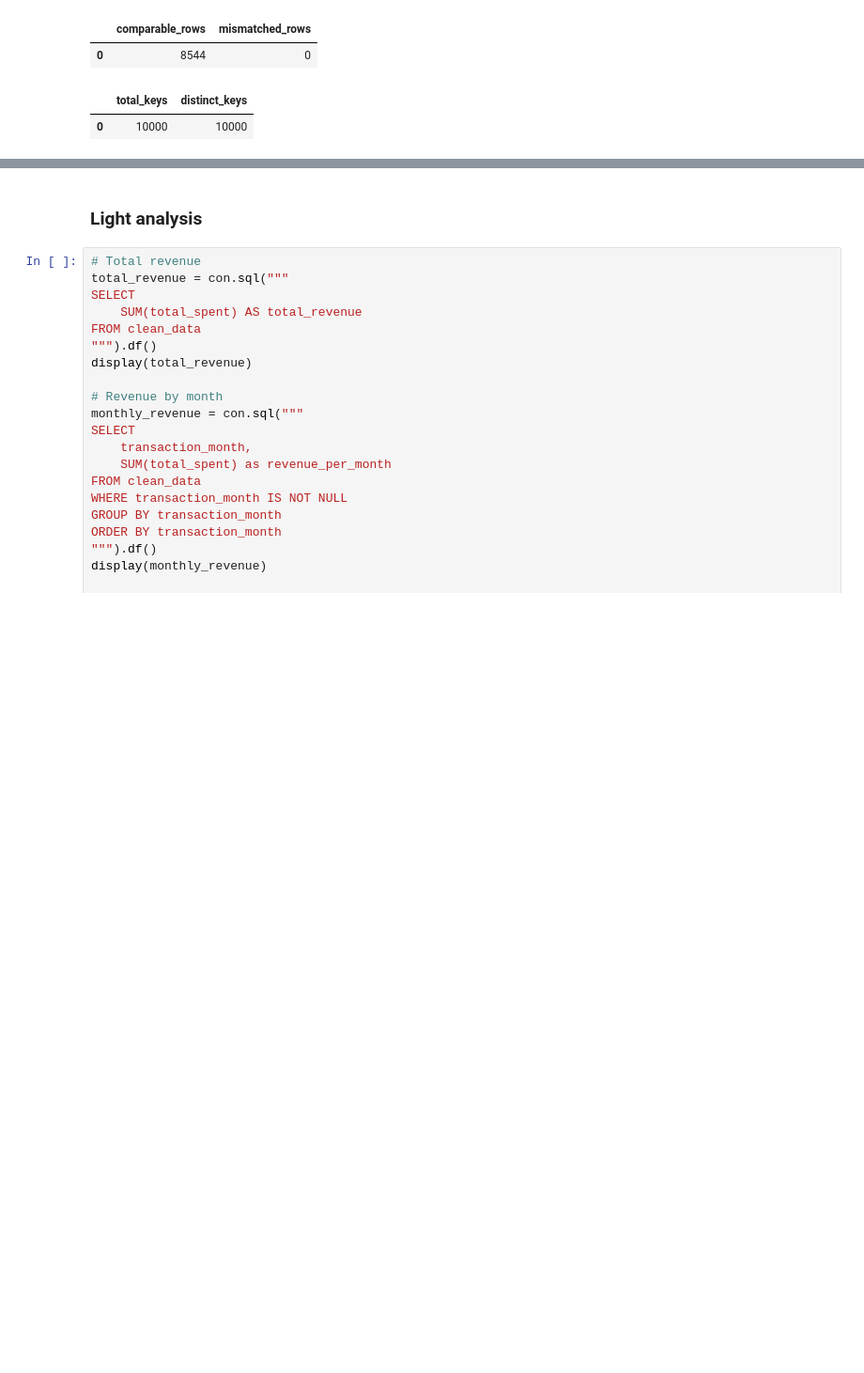
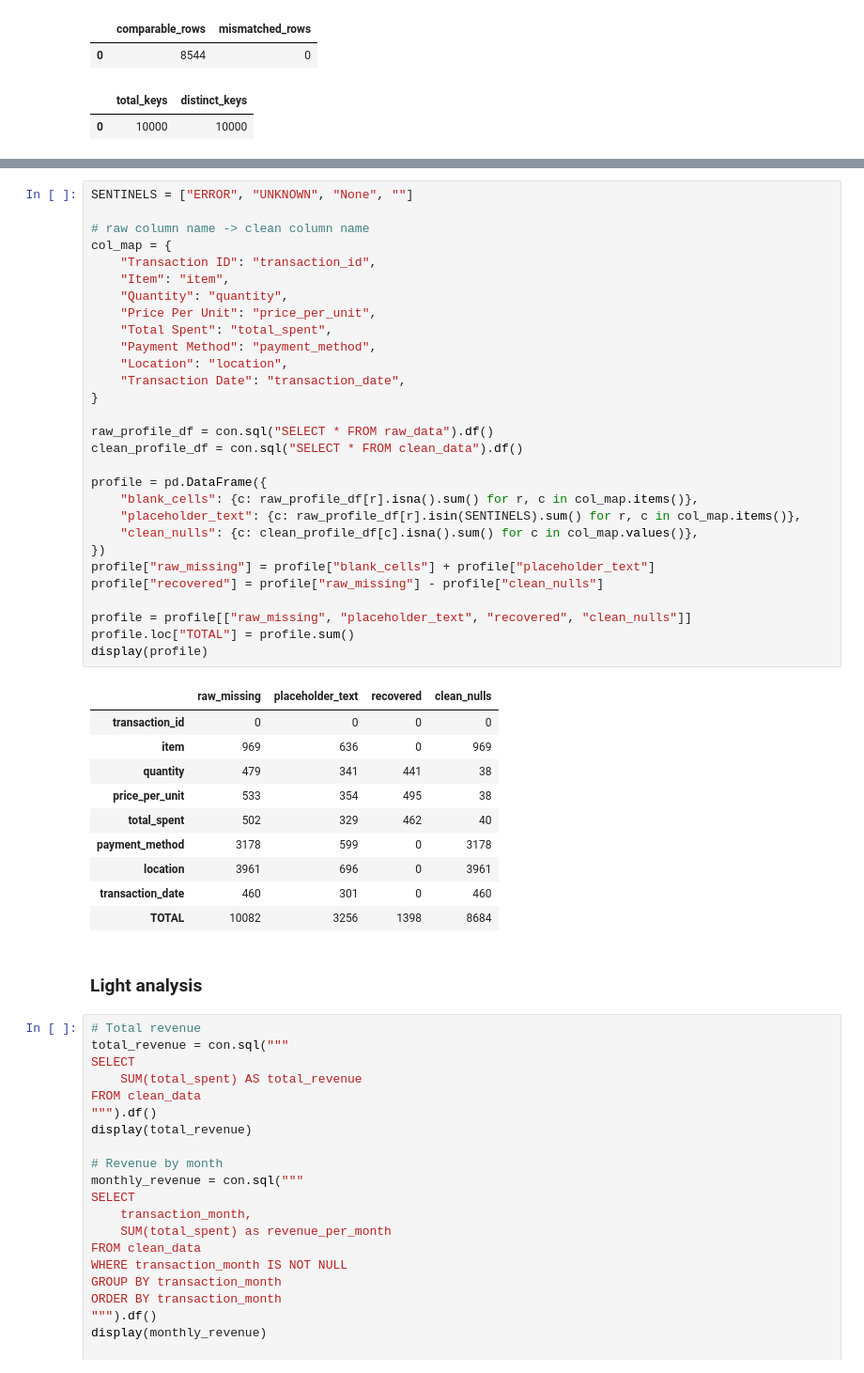
Before and after one commit to masonamp/cafe-sales-data-cleaning, a Jupyter notebook: cafe_cleaning.ipynb, the cells around one changed output, grey strips where cells are left out. Shown at 94% size. Drawn from its saved outputs; the diff is of its cells as text; blank space fills up the shorter version.

Commit message:
Add raw vs. clean missing-values table

```diff
--- a/cafe_cleaning.ipynb
+++ b/cafe_cleaning.ipynb
@@ -315,3 +247,43 @@ Cleaned metrics
+# %%
+SENTINELS = ["ERROR", "UNKNOWN", "None", ""]
+
+# raw column name -> clean column name
+col_map = {
+    "Transaction ID": "transaction_id",
+    "Item": "item",
+    "Quantity": "quantity",
+    "Price Per Unit": "price_per_unit",
+    "Total Spent": "total_spent",
+    "Payment Method": "payment_method",
+    "Location": "location",
+    "Transaction Date": "transaction_date",
+}
+
+raw_profile_df = con.sql("SELECT * FROM raw_data").df()
+clean_profile_df = con.sql("SELECT * FROM clean_data").df()
+
+profile = pd.DataFrame({
+    "blank_cells": {c: raw_profile_df[r].isna().sum() for r, c in col_map.items()},
+    "placeholder_text": {c: raw_profile_df[r].isin(SENTINELS).sum() for r, c in col_map.items()},
+    "clean_nulls": {c: clean_profile_df[c].isna().sum() for c in col_map.values()},
+})
+profile["raw_missing"] = profile["blank_cells"] + profile["placeholder_text"]
+profile["recovered"] = profile["raw_missing"] - profile["clean_nulls"]
+
+profile = profile[["raw_missing", "placeholder_text", "recovered", "clean_nulls"]]
+profile.loc["TOTAL"] = profile.sum()
+display(profile)
+# %% [output]
+|  | raw_missing | placeholder_text | recovered | clean_nulls |
+| transaction_id | 0 | 0 | 0 | 0 |
+| item | 969 | 636 | 0 | 969 |
+| quantity | 479 | 341 | 441 | 38 |
+| price_per_unit | 533 | 354 | 495 | 38 |
+| total_spent | 502 | 329 | 462 | 40 |
+| payment_method | 3178 | 599 | 0 | 3178 |
+| location | 3961 | 696 | 0 | 3961 |
+| transaction_date | 460 | 301 | 0 | 460 |
+| TOTAL | 10082 | 3256 | 1398 | 8684 |
 # %% [markdown]
 ### Light analysis
 # %%
```
Also changed, not shown: parts of 6 cells of this notebook, 2 other files.
